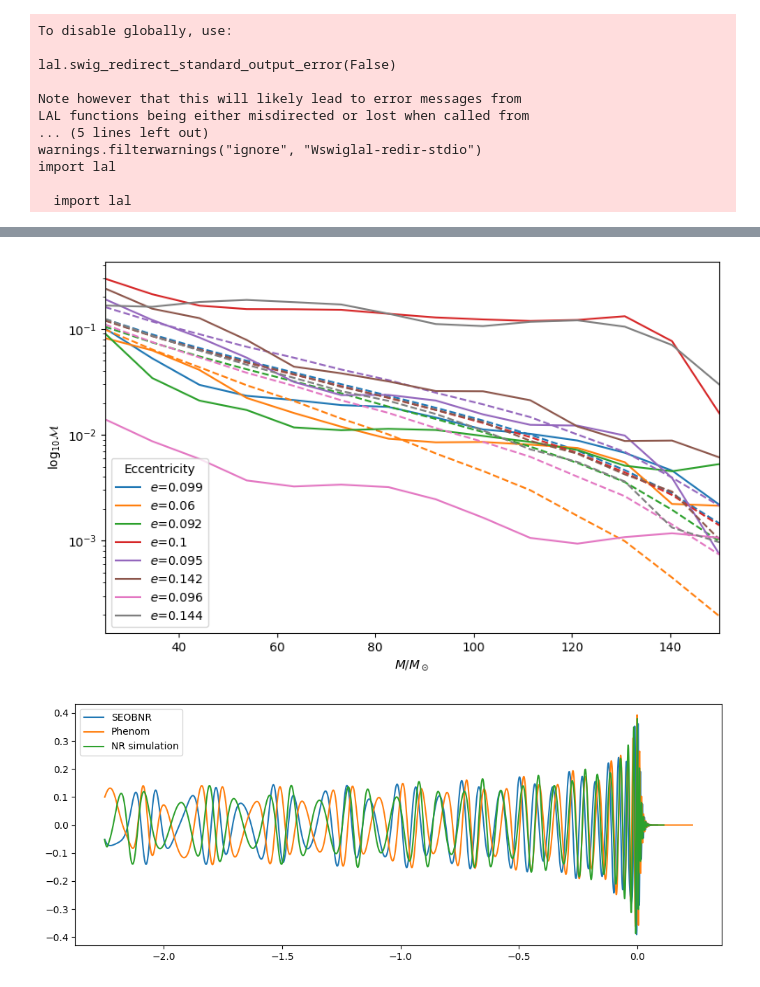
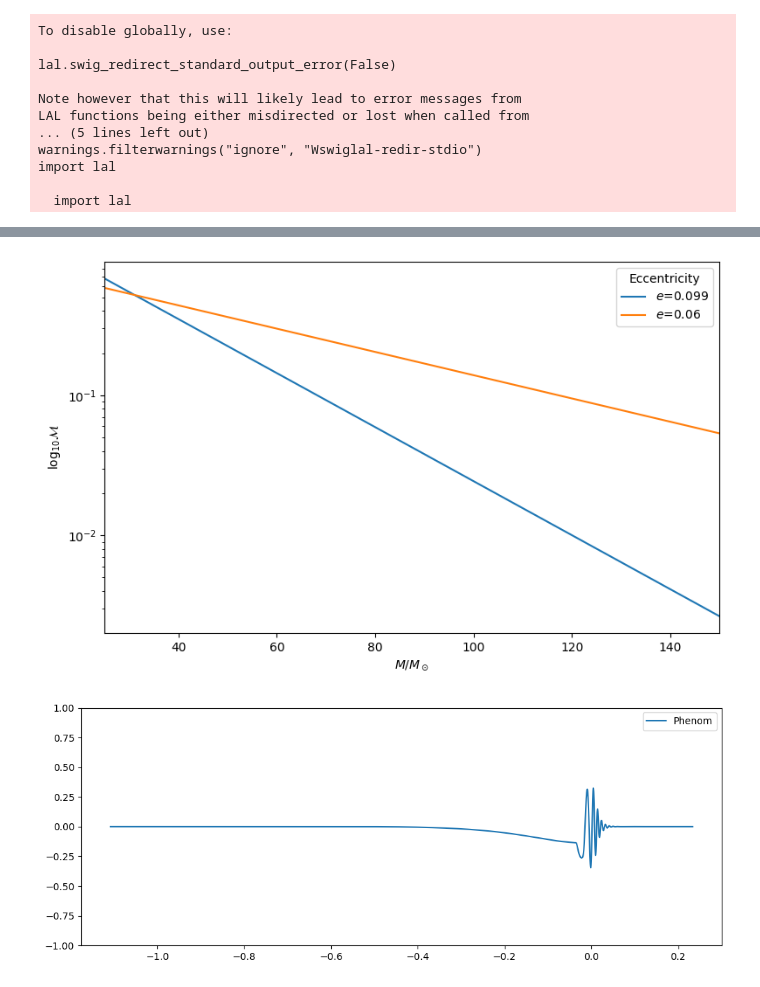
Before and after one commit to aminrouanserik/pyrex, a Jupyter notebook: example/replication.ipynb, the cells around one changed output, grey strips where cells are left out. Cells and saved outputs as stored; diff of their text form; code cells hidden in the pictures.

Commit message:
Error fix and abandoning
Calculating proper total_mass gave errors, discovered that the phase is not scaled. There is too much to change here, will be abandoned.

```diff
--- a/example/replication.ipynb
+++ b/example/replication.ipynb
@@ -112,10 +112,10 @@ def compute_match(testtime,testh,timemodel,mdlh,newtm,samplerate, f_higher = Non
     cmatch=match(htilde, stilde,psd=psd,low_frequency_cutoff=f_lower, high_frequency_cutoff = f_higher)
     return cmatch #cmatch[0]
 # %%
-sims = ['SXS:BBH:1358', 'SXS:BBH:1365', 'SXS:BBH:1372', 'SXS:BBH:1359', 'SXS:BBH:1366', 'SXS:BBH:1360', 'SXS:BBH:1367', 'SXS:BBH:1361']
-eccentricities = [0.099, 0.06, 0.092, 0.1, 0.095, 0.142, 0.096, 0.144] # These come from a fit
-xs = [np.float64(0.14139682985076596), np.float64(0.132758281522539), np.float64(0.11027495434452218), np.float64(0.11961646851279063), np.float64(0.12375690560387184), np.float64(0.14293288752385297), np.float64(0.13819894720860718), np.float64(0.12596736778632023)] # Made if using Glassware class using find_x
-masses = np.linspace(25, 150, 14)
+sims = ['SXS:BBH:1358', 'SXS:BBH:1365']#, 'SXS:BBH:1372', 'SXS:BBH:1359', 'SXS:BBH:1366', 'SXS:BBH:1360', 'SXS:BBH:1367', 'SXS:BBH:1361']
+eccentricities = [0.099, 0.06]#, 0.092, 0.1, 0.095, 0.142, 0.096, 0.144] # These come from a fit
+xs = [np.float64(0.14139682985076596), np.float64(0.132758281522539)]#, np.float64(0.11027495434452218), np.float64(0.11961646851279063), np.float64(0.12375690560387184), np.float64(0.14293288752385297), np.float64(0.13819894720860718), np.float64(0.12596736778632023)] # Made if using Glassware class using find_x
+masses = np.linspace(25, 150, 2)
 distance, inclination, coa_phase = 1, 0, 0
 mismatches = {}
 for s, eccentricity, x in zip(sims, eccentricities, xs):
@@ -132,8 +132,8 @@ for s, eccentricity, x in zip(sims, eccentricities, xs):
             q = 1/q
         mass1 = q * total_mass / (q + 1)
         mass2 = total_mass / (q + 1)
-        std_phenom = {'mass1':mass1,'mass2':mass2,'eccentricity':eccentricity,'approximant':'IMRPhenomD','spin1x':spin1x,'spin1y':spin1y,'spin1z':spin1z,'spin2x':spin2x,'spin2y':spin1y,'spin2z':spin1z,'inclination':inclination,'distance':distance,'coa_phase':coa_phase, 'x':x}
-        std_seob = {'mass1':mass1,'mass2':mass2,'eccentricity':eccentricity,'approximant':'SEOBNRv4','spin1x':spin1x,'spin1y':spin1y,'spin1z':spin1z,'spin2x':spin2x,'spin2y':spin1y,'spin2z':spin1z,'inclination':inclination,'distance':distance,'coa_phase':coa_phase, 'x':x}
+        std_phenom = {'mass1':mass1,'mass2':mass2,'eccentricity':eccentricity,'approximant':'IMRPhenomD','spin1x':spin1x,'spin1y':spin1y,'spin1z':spin1z,'spin2x':spin2x,'spin2y':spin2y,'spin2z':spin2z,'inclination':inclination,'distance':distance,'coa_phase':coa_phase, 'x':x}
+        std_seob = {'mass1':mass1,'mass2':mass2,'eccentricity':eccentricity,'approximant':'SEOBNRv4','spin1x':spin1x,'spin1y':spin1y,'spin1z':spin1z,'spin2x':spin2x,'spin2y':spin2y,'spin2z':spin2z,'inclination':inclination,'distance':distance,'coa_phase':coa_phase, 'x':x}
 
         phen_ecc = Cookware(**std_phenom)
         seob_ecc = Cookware(**std_seob)
@@ -143,7 +143,7 @@ for s, eccentricity, x in zip(sims, eccentricities, xs):
 
         t0 = sim.h.t[np.argmax(sim.h[:, sim.h.index(2, 2)])]
         t_ref = (sim.h.t - t0) * (total_mass * lal.MTSUN_SI)
-        t_start = t_ref[0]
+        t_start = -0.1#t_ref[0]
         t_end = -29 * (total_mass * lal.MTSUN_SI)
 
         t_seob = seob_ecc.time
@@ -197,15 +181,16 @@ plt.ylabel(r"$\text{log}_{10} \mathcal{M}$")
 plt.tight_layout()
 plt.show()
 # %% [output]
-[figure, old version]
+[figure, new version]
 # %%
 plt.figure(figsize=(10, 4))
-plt.plot(t_seob[mask_seob], seob_ecc.h22[mask_seob] / (scale * y22), label="SEOBNR")
-plt.plot(t_phen[mask_phen], phen_ecc.h22[mask_phen] / (scale * y22), label="Phenom")
-plt.plot(t_ref, sim.h[:, sim.h.index(2, 2)], label="NR simulation")
+# plt.plot(t_seob, seob_ecc.h22 / (scale * y22), label="SEOBNR")
+plt.plot(t_phen, phen_ecc.h22 / (scale * y22), label="Phenom")
+# plt.plot(t_ref, sim.h[:, sim.h.index(2, 2)], label="NR simulation")
+plt.ylim(-1, 1)
 
 plt.legend()
 plt.tight_layout()
 plt.show()
 # %% [output]
-[figure, old version]
+[figure, new version]
```
Also changed, not shown: parts of 1 cell of this notebook, 2 other files.
